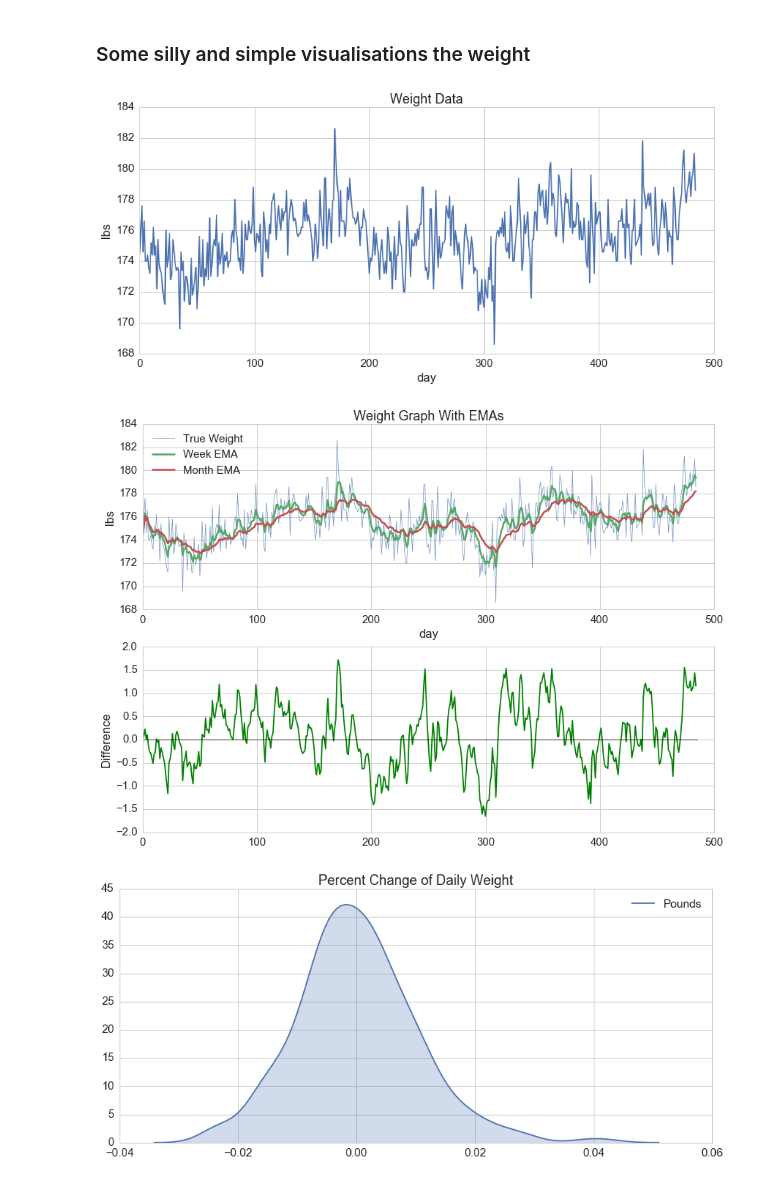
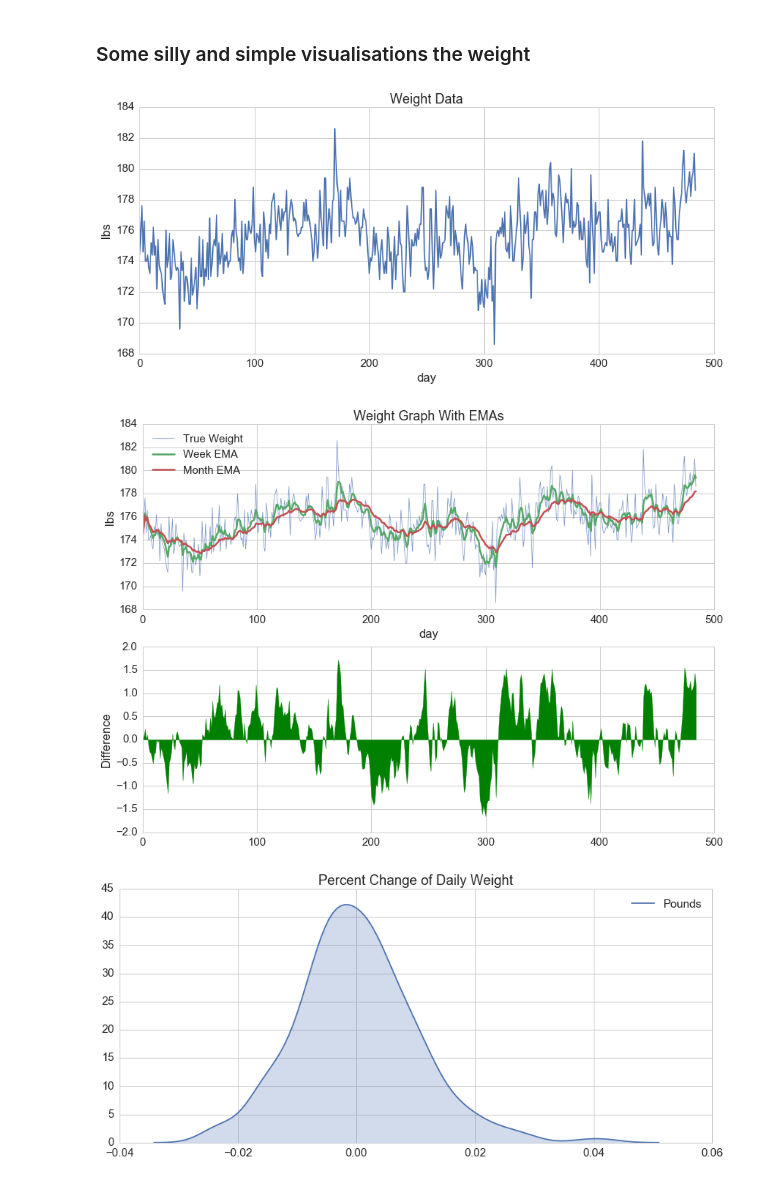
Before and after one commit to arose13/Python-Collection, a Jupyter notebook: My Daily Weight Data.ipynb, the cells around one changed output. Saved outputs shown, nothing was run; the diff lists cells and outputs as text; code cells hidden in the pictures.

```diff
--- a/My Daily Weight Data.ipynb
+++ b/My Daily Weight Data.ipynb
@@ -31,34 +31,33 @@ ema_diff = week_ema - month_ema
 graph.figure(figsize=figure_size)
 graph.title('Weight Data')
 graph.plot(data)
 graph.ylabel('lbs')
 graph.xlabel('day')
 graph.show()
 
 # EMA Graph
 graph.figure(figsize=(14,10))
 
 graph.subplot(211)
 graph.title('Weight Graph With EMAs')
 graph.plot(data, label='True Weight', linewidth=0.75, alpha=0.75)
 graph.plot(week_ema, label='Week EMA', linewidth=2.5)
 graph.plot(month_ema, label='Month EMA', linewidth=2.5)
 graph.legend(loc=0)
 graph.ylabel('lbs')
 graph.xlabel('day')
 
 graph.subplot(212)
-graph.plot(ema_diff, color='green')
-graph.plot([0, len(ema_diff)], [0, 0], color='black', linewidth=0.75)
+graph.fill_between(ema_diff.index, 0, ema_diff, color='green')
 graph.ylabel('Difference')
 graph.show()
 
 # Percent Weight change
 graph.figure(figsize=figure_size)
 graph.title('Percent Change of Daily Weight')
 sns.kdeplot(data.pct_change(), shade=True)
 graph.show()
 # %% [output]
 [figure]
-[figure, old version]
+[figure, new version]
 [figure]
```
Also changed, not shown: 2 other files.
